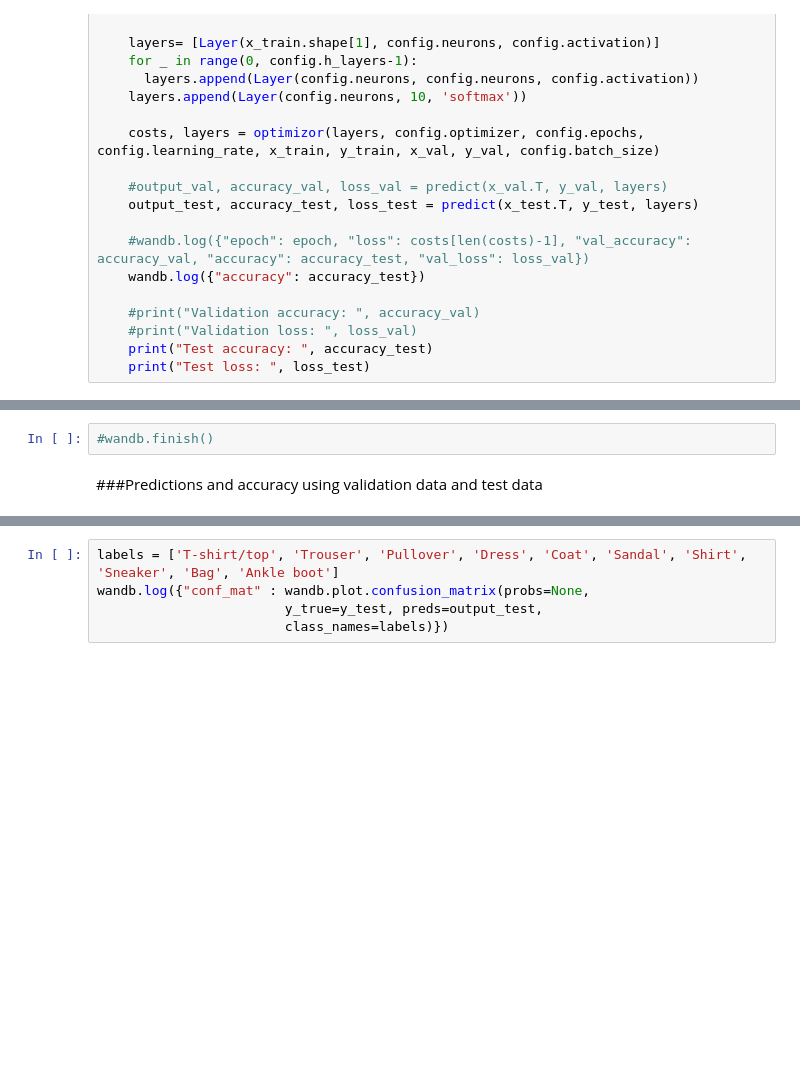
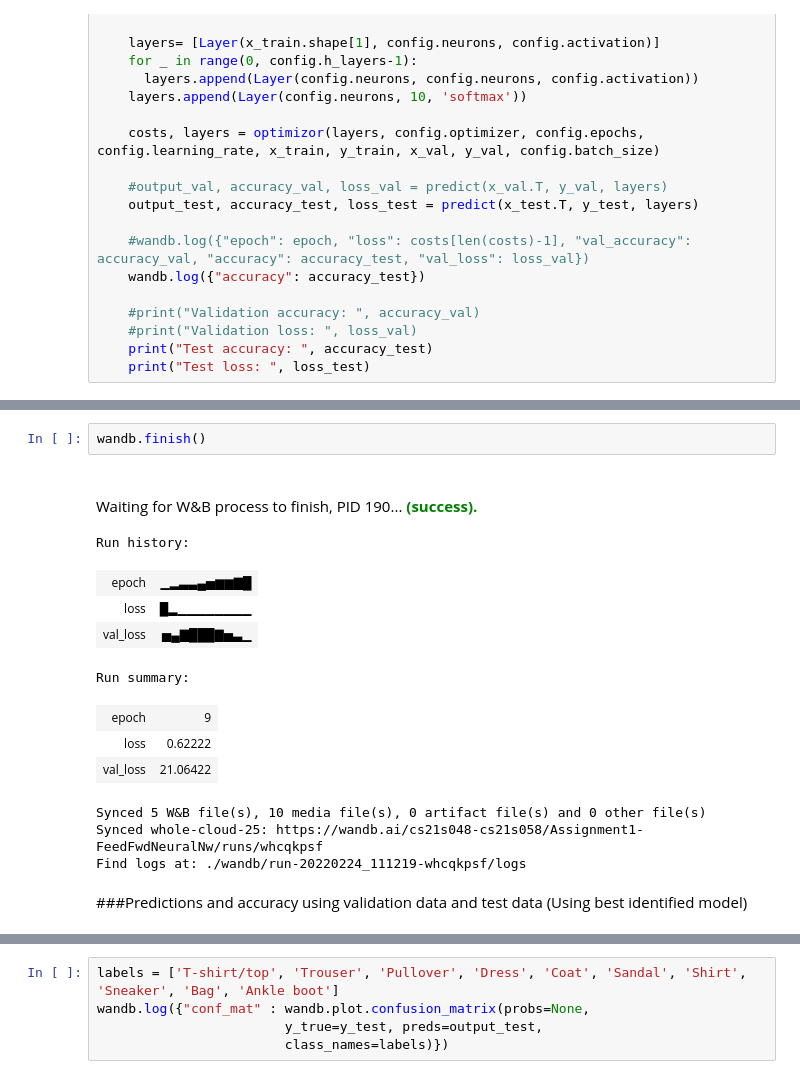
Before and after one commit to AjaxTheII/AjaxTheII-CS6910Assignment1FeedForwardNeuralNetworks, a Jupyter notebook: Feed_Forward_Neural_Networks.ipynb, the cells around one changed output, grey strips where cells are left out. Drawn from its saved outputs; the diff is of its cells as text; blank space fills up the shorter version.

```diff
--- a/Feed_Forward_Neural_Networks.ipynb
+++ b/Feed_Forward_Neural_Networks.ipynb
@@ -902,5 +918,19 @@ Test loss:  116.48735833524381
-# %%
-#wandb.finish()
+# %%
+wandb.finish()
+# %% [output]
+Waiting for W&B process to finish, PID 190... (success).
+Run history:
+| epoch | ▁▂▃▃▄▅▆▆▇█ |
+| loss | █▂▁▁▁▁▁▁▁▁ |
+| val_loss | ▅▄▇███▇▅▃▁ |
+Run summary:
+| epoch | 9 |
+| loss | 0.62222 |
+| val_loss | 21.06422 |
+Synced 5 W&B file(s), 10 media file(s), 0 artifact file(s) and 0 other file(s)
+Synced whole-cloud-25: https://wandb.ai/cs21s048-cs21s058/Assignment1-FeedFwdNeuralNw/runs/whcqkpsf
+Find logs at: ./wandb/run-20220224_111219-whcqkpsf/logs
 # %% [markdown]
 ###Predictions and accuracy using validation data and test data
+(Using best identified model)
 # %%
```
Also changed, not shown: parts of 13 cells of this notebook.
